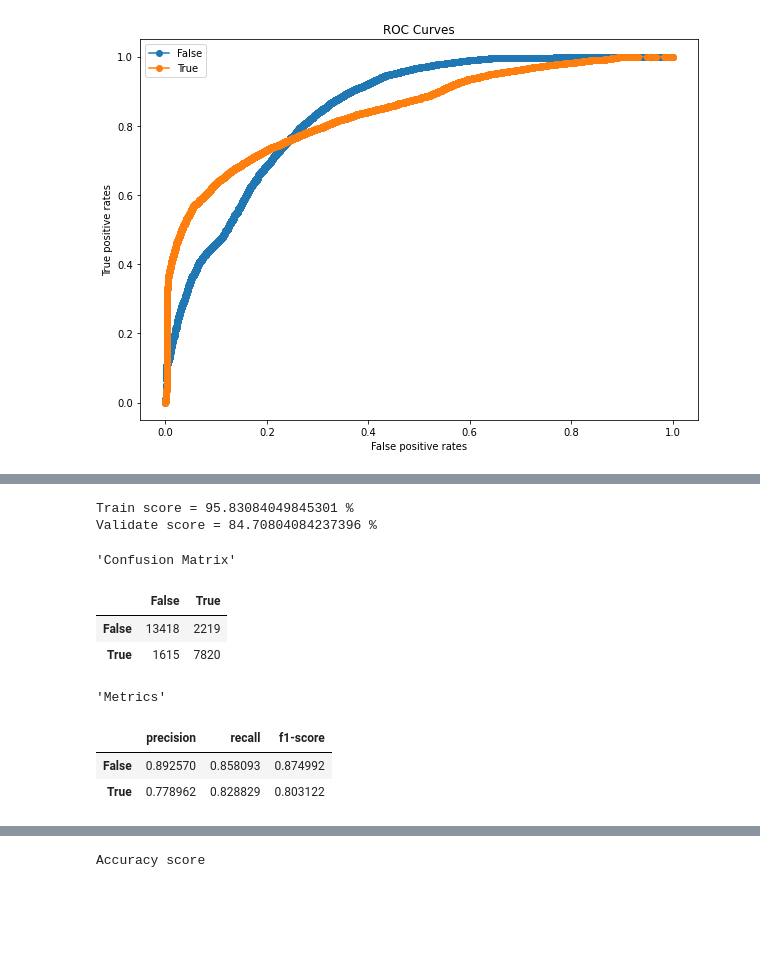
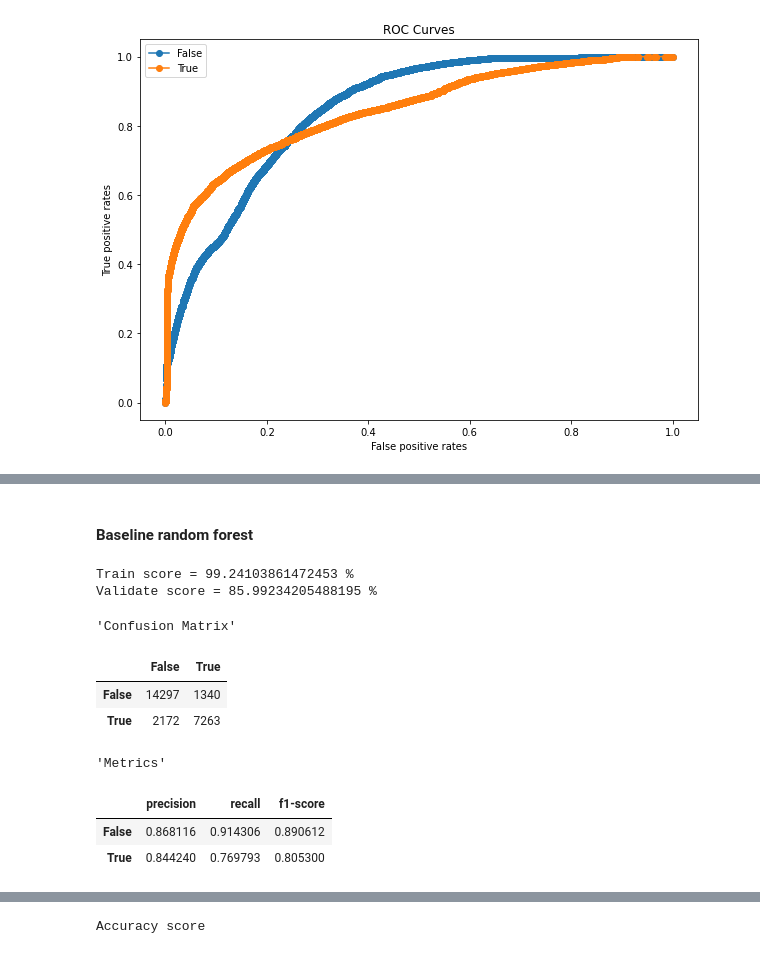
Before and after one commit to karencfisher/Hotel-Cancellations, a Jupyter notebook: notebooks/Model.ipynb, the cells around one changed output, grey strips where cells are left out. Drawn from its saved outputs; the diff is of its cells as text; code cells hidden in the pictures; blank space fills up the shorter version.

```diff
--- a/notebooks/Model.ipynb
+++ b/notebooks/Model.ipynb
@@ -166,27 +283,27 @@ tools.ROCcurves(y_val, X_val, lr_pipeline)
+# %% [markdown]
+#### Baseline random forest
 # %%
 model = RandomForestClassifier(random_state=42,
                               n_jobs=-1,
                               max_depth=35,
                               min_samples_leaf=1,
                               min_samples_split=2,
-                              class_weight='balanced',
                               n_estimators=100)
 
-rf_pipeline1 = make_imb_pipeline(tools.wrangleData(max_cardinality=50),
+rf_pipeline = make_imb_pipeline(tools.wrangleData(max_cardinality=50),
                              ce.OrdinalEncoder(),
                              SimpleImputer(),
-                             RandomUnderSampler(random_state=42),
                              model)
 
-tools.tryModel(rf_pipeline1, X_train, y_train, X_val, y_val)
+tools.tryModel(rf_pipeline, X_train, y_train, X_val, y_val)
 # %% [output]
-Train score = 95.83084049845301 %
-Validate score = 84.70804084237396 %
+Train score = 99.24103861472453 %
+Validate score = 85.99234205488195 %
 'Confusion Matrix'
 |  | False | True |
-| False | 13418 | 2219 |
-| True | 1615 | 7820 |
+| False | 14297 | 1340 |
+| True | 2172 | 7263 |
 'Metrics'
 |  | precision | recall | f1-score |
-| False | 0.892570 | 0.858093 | 0.874992 |
-| True | 0.778962 | 0.828829 | 0.803122 |
+| False | 0.868116 | 0.914306 | 0.890612 |
+| True | 0.844240 | 0.769793 | 0.805300 |
```
Also changed, not shown: parts of 44 cells of this notebook.
